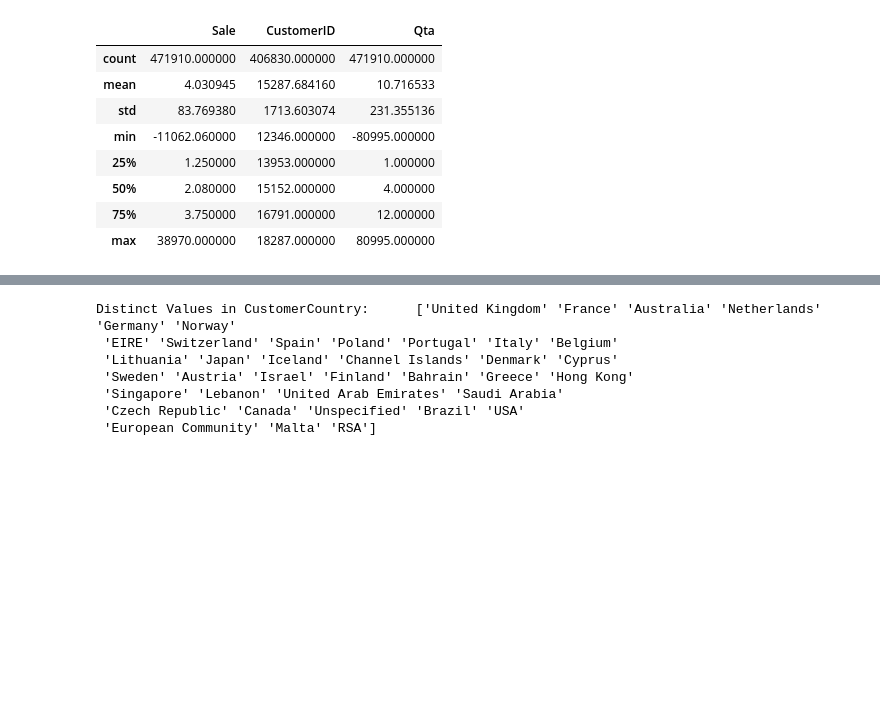
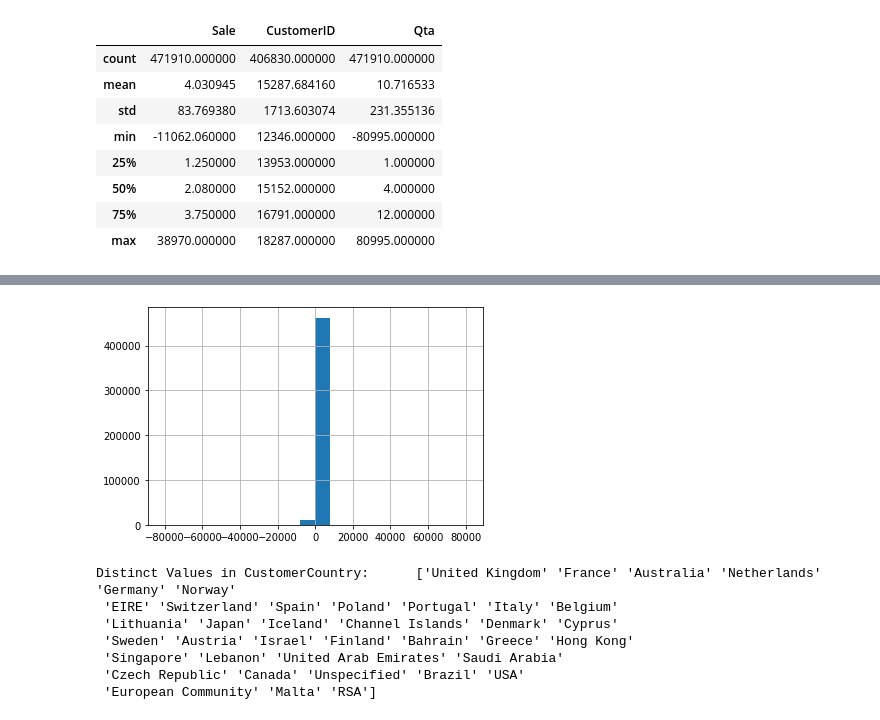
Before and after one commit to michelezoncheddu/data-mining-project, a Jupyter notebook: customers.ipynb, the cells around one changed output, grey strips where cells are left out. Saved outputs shown, nothing was run; the diff lists cells and outputs as text; code cells hidden in the pictures; blank space fills up the shorter version.

```diff
--- a/customers.ipynb
+++ b/customers.ipynb
@@ -95,3 +114,8 @@ df.describe()
+# %%
+df['Qta'].hist(bins=20) # More or less log k + 1 if Gaussian distribution.
+plt.show()
+# %% [output]
+[figure, added]
 # %%
 print("Distinct Values in CustomerCountry: \t", df.CustomerCountry.unique())
 # %% [output]
```
Also changed, not shown: parts of 14 cells of this notebook.
